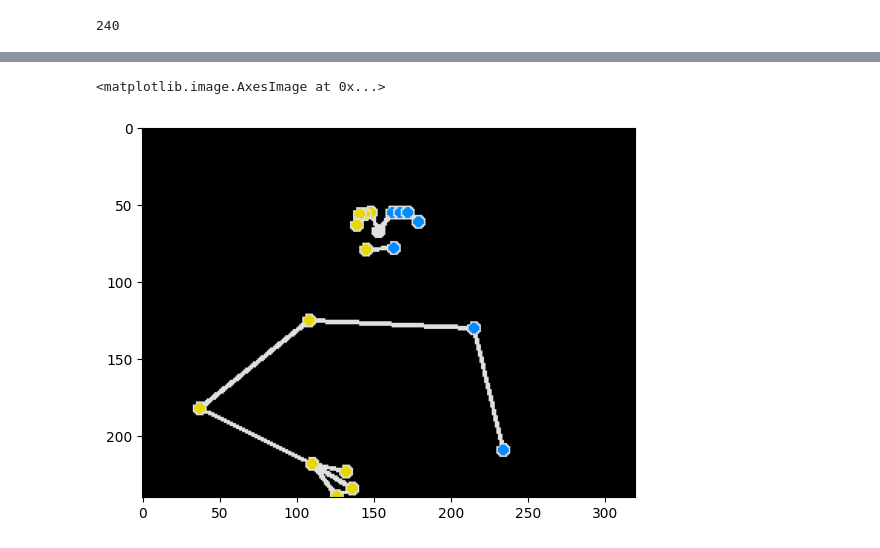
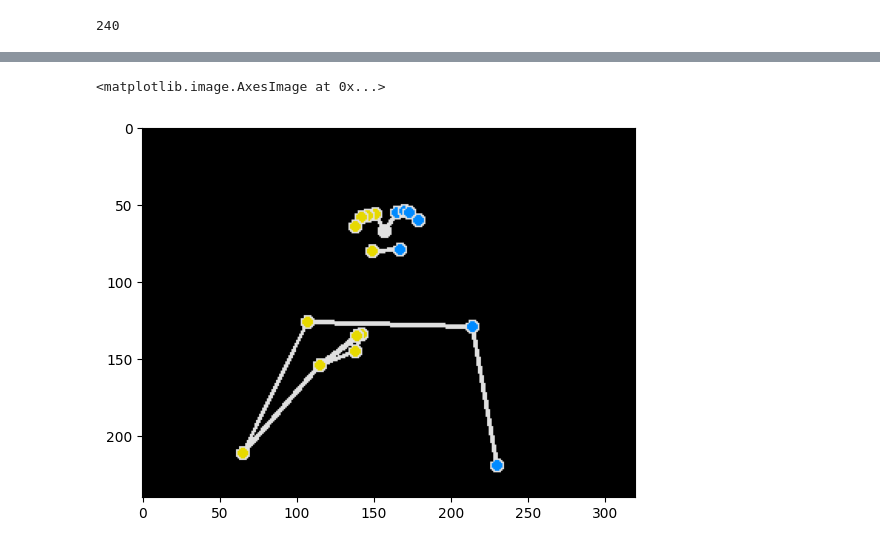
Before and after one commit to pamunarr/SIGNOS, a Jupyter notebook: 04-landmarks_positions.ipynb, the cells around one changed output, grey strips where cells are left out. Cells and saved outputs as stored; diff of their text form; code cells hidden in the pictures.

```diff
--- a/04-landmarks_positions.ipynb
+++ b/04-landmarks_positions.ipynb
@@ -412,11 +404,11 @@ def pose2arm_position(half_pose_landmarks, frame_width, frame_height):
     }
     return arms_position_dict
 # %%
-def arm_position2pose(arms_position_dict, trunk_landmarks):
+def arm_position2pose(arms_position_dict, trunk_landmarks, frame_width, frame_height):
     """
-    Given a dictionary like the returned by `pose2arm_position` and an array of shape (4, 3)
-    with the landmarks of the trunk, returns an array of shape (14, 3) with the landmarks of
-    both arms and the trunk in the following order:
+    Given a dictionary like the returned by `pose2arm_position`, an array of shape (4, 3) with
+    the landmarks of the trunk and the width and height of the frame, returns an array of shape
+    (14, 3) with the landmarks of both arms and the trunk in the following order:
       0 - left shoulder
       1 - right shoulder
       2 - left elbow
@@ -441,20 +433,24 @@ def arm_position2pose(arms_position_dict, trunk_landmarks):
     Inputs:
       - arms_position_dict (dict)
       - trunk_landmarks (array)
+      - frame_width (int)
+      - frame_height (int)
 
     Output:
       - half_pose_landmarks (array)
     """
-    # Initialize the returning array
+    # Define the scale array
+    scale = np.array([frame_width, frame_height, frame_width], dtype=np.float64)
+    # Initialize the unnormalized half_pose_landmarks
     half_pose_landmarks = np.empty((14, 3), dtype=np.float64)
     # Fill the rows of the trunk
-    half_pose_landmarks[[0, 1, 12, 13]] = trunk_landmarks
+    half_pose_landmarks[[0, 1, 12, 13]] = trunk_landmarks * scale
 
 
     # Define the left shoulder basis as in `pose2arm_position`
     left_shoulder_basis = np.empty((3, 3), dtype=np.float64)
-    left_shoulder_basis[:, 0] = half_pose_landmarks[0, :3] - half_pose_landmarks[1, :3]
-    left_shoulder_basis[:, 2] = np.cross(left_shoulder_basis[:, 0], half_pose_landmarks[12, :3] - half_pose_landmarks[0, :3])
+    left_shoulder_basis[:, 0] = half_pose_landmarks[0] - half_pose_landmarks[1]
+    left_shoulder_basis[:, 2] = np.cross(left_shoulder_basis[:, 0], half_pose_landmarks[12] - half_pose_landmarks[0])
     left_shoulder_basis[:, 1] = np.cross(left_shoulder_basis[:, 2], left_shoulder_basis[:, 0])
     left_shoulder_basis /= np.linalg.norm(left_shoulder_basis, axis=0, keepdims=True)
 
@@ -490,7 +486,7 @@ def arm_position2pose(arms_position_dict, trunk_landmarks):
 
         # Obtain the vector that, in the case that the arm is maximally rotated and the wrist not inclinated,
         # points from the left wrist to the pinky side perpendicularly to the arm
-        aux_vector = left_arm_max_rotation_plane_normal_vector @ left_shoulder_basis.T
+        aux_vector = max_left_shoulder_rotation(arms_position_dict["left_shoulder_direction"]) @ left_shoulder_basis.T
         # Obtain the normal vector of the left palm in the case that the arm is maximally rotated and the wrist is not inclinated
         left_palm_normal_vector_max_arm_rotation = np.cross(aux_vector, left_forearm_direction)
 
@@ -519,8 +515,8 @@ def arm_position2pose(arms_position_dict, trunk_landmarks):
     d = np.sin(arms_position_dict["left_wrist_rotation"])
     left_hand_basis = np.empty((3, 3), dtype=np.float64)
     left_hand_basis[:, 0] = (1.+(a-1.)*c*c) * v1 + (a-1.)*c*d * v2 - b*c * v3
+    left_hand_basis[:, 1] = (1.+(a-1.)*d*d) * v2 + (a-1.)*c*d * v1 - b*d * v3
     left_hand_basis[:, 2] = b*c * v1 + b*d * v2 + a * v3
-    left_hand_basis[:, 1] = np.cross(left_hand_basis[:, 2], left_hand_basis[:, 0])
 
     # Obtain the pinky, index and thumb landmarks
     half_pose_landmarks[6] = arms_position_dict["left_pinky_vector"] @ left_hand_basis.T + half_pose_landmarks[4]
@@ -532,8 +528,8 @@ def arm_position2pose(arms_position_dict, trunk_landmarks):
     # Same for the right arm
 
     right_shoulder_basis = np.empty((3, 3), dtype=np.float64)
-    right_shoulder_basis[:, 0] = half_pose_landmarks[1, :3] - half_pose_landmarks[0, :3]
-    right_shoulder_basis[:, 2] = np.cross(right_shoulder_basis[:, 0], half_pose_landmarks[13, :3] - half_pose_landmarks[1, :3])
+    right_shoulder_basis[:, 0] = half_pose_landmarks[1] - half_pose_landmarks[0]
+    right_shoulder_basis[:, 2] = np.cross(right_shoulder_basis[:, 0], half_pose_landmarks[13] - half_pose_landmarks[1])
     right_shoulder_basis[:, 1] = np.cross(right_shoulder_basis[:, 2], right_shoulder_basis[:, 0])
     right_shoulder_basis /= np.linalg.norm(right_shoulder_basis, axis=0, keepdims=True)
 
@@ -558,7 +554,7 @@ def arm_position2pose(arms_position_dict, trunk_landmarks):
     if np.isclose(arms_position_dict["right_elbow_angle"], np.pi):
         right_arm_rotation = arms_position_dict["right_shoulder_rotation"] + arms_position_dict["right_elbow_rotation"] + np.float64(np.pi/2.)
 
-        aux_vector = right_arm_max_rotation_plane_normal_vector @ right_shoulder_basis.T
+        aux_vector = max_right_shoulder_rotation(arms_position_dict["right_shoulder_direction"]) @ right_shoulder_basis.T
         right_palm_normal_vector_max_arm_rotation = np.cross(aux_vector, right_forearm_direction)
 
         right_palm_normal_vector_no_wrist_inclination = (np.cos(right_arm_rotation) * right_palm_normal_vector_max_arm_rotation -
@@ -580,15 +576,16 @@ def arm_position2pose(arms_position_dict, trunk_landmarks):
     d = np.sin(arms_position_dict["right_wrist_rotation"])
     right_hand_basis = np.empty((3, 3), dtype=np.float64)
     right_hand_basis[:, 0] = (1.+(a-1.)*c*c) * v1 + (a-1.)*c*d * v2 - b*c * v3
+    right_hand_basis[:, 1] = (1.+(a-1.)*d*d) * v2 + (a-1.)*c*d * v1 - b*d * v3
     right_hand_basis[:, 2] = b*c * v1 + b*d * v2 + a * v3
-    right_hand_basis[:, 1] = np.cross(right_hand_basis[:, 2], right_hand_basis[:, 0])
 
     half_pose_landmarks[7] = arms_position_dict["right_pinky_vector"] @ right_hand_basis.T + half_pose_landmarks[5]
     half_pose_landmarks[9] = arms_position_dict["right_index_vector"] @ right_hand_basis.T + half_pose_landmarks[5]
     half_pose_landmarks[11] = arms_position_dict["right_thumb_vector"] @ right_hand_basis.T + half_pose_landmarks[5]
 
 
-    return half_pose_landmarks
+    # Return the normalized half_pose_landmarks
+    return half_pose_landmarks / scale
 # %%
 half_pose_landmarks = np.array([
     [0.8, 0.6875, 0],
@@ -847,7 +844,7 @@ def move_arms(half_pose_landmarks_0, half_pose_landmarks_1, N):
     return half_pose_landmark_movement
 # %%
 pose_landmarks_A = total_results["A"]["landmarks"]["pose"][27]
-pose_landmarks_B = total_results["M"]["landmarks"]["pose"][33]
+pose_landmarks_B = total_results["B"]["landmarks"]["pose"][33]
 # %%
 total_results["M"]["fps"]
 # %% [output]
@@ -888,31 +918,31 @@ mediapipe.framework.formats.landmark_pb2.NormalizedLandmarkList
 # %%
 mp_drawing = mp.solutions.drawing_utils
 mp_drawing_styles = mp.solutions.drawing_styles
 mp_pose = mp.solutions.pose
 
 # estimated_pose_landmarks_A = pose_landmarks_A.copy()
-# estimated_pose_landmarks_A[11:25, :-1] = arm_position2pose(pose2arm_position(pose_landmarks_A[11:25]), pose_landmarks_A[[11, 12, 23, 24],:-1])
+# estimated_pose_landmarks_A[11:25, :-1] = arm_position2pose(pose2arm_position(pose_landmarks_A[11:25], 320, 240), pose_landmarks_A[[11, 12, 23, 24],:-1], 320, 240)
 
-estimated_pose_landmarks_B = pose_landmarks_B.copy()
-estimated_pose_landmarks_B[11:25, :-1] = arm_position2pose(pose2arm_position(pose_landmarks_B[11:25]), pose_landmarks_A[[11, 12, 23, 24],:-1])
+# estimated_pose_landmarks_B = pose_landmarks_B.copy()
+estimated_pose_landmarks_B[11:25, :-1] = arm_position2pose(pose2arm_position(pose_landmarks_B[11:25], 320, 240), pose_landmarks_B[[11, 12, 23, 24],:-1], 320, 240)
 
 landmark_list = NormalizedLandmarkList()
 # for landmark in estimated_pose_landmarks_A:
 for landmark in estimated_pose_landmarks_B:
     landmark_list.landmark.append(mp.tasks.components.containers.NormalizedLandmark(*landmark).to_pb2())
 
 image = np.zeros((240, 320, 3), dtype=np.uint8)
 mp_drawing.draw_landmarks(
     image,
     landmark_list,
     mp_pose.POSE_CONNECTIONS,
     landmark_drawing_spec=mp_drawing_styles.get_default_pose_landmarks_style()
 )
 
 plt.imshow(image)
 # %% [output]
 <matplotlib.image.AxesImage at 0x...>
-[figure, old version]
+[figure, new version]
 # %%
 half_pose_landmarks_0 = pose_landmarks_A[11:25, :-1] * np.array([320, 240, 320])
 half_pose_landmarks_1 = pose_landmarks_B[11:25, :-1] * np.array([320, 240, 320])
```
Also changed, not shown: parts of 11 cells of this notebook, 1 other file.
